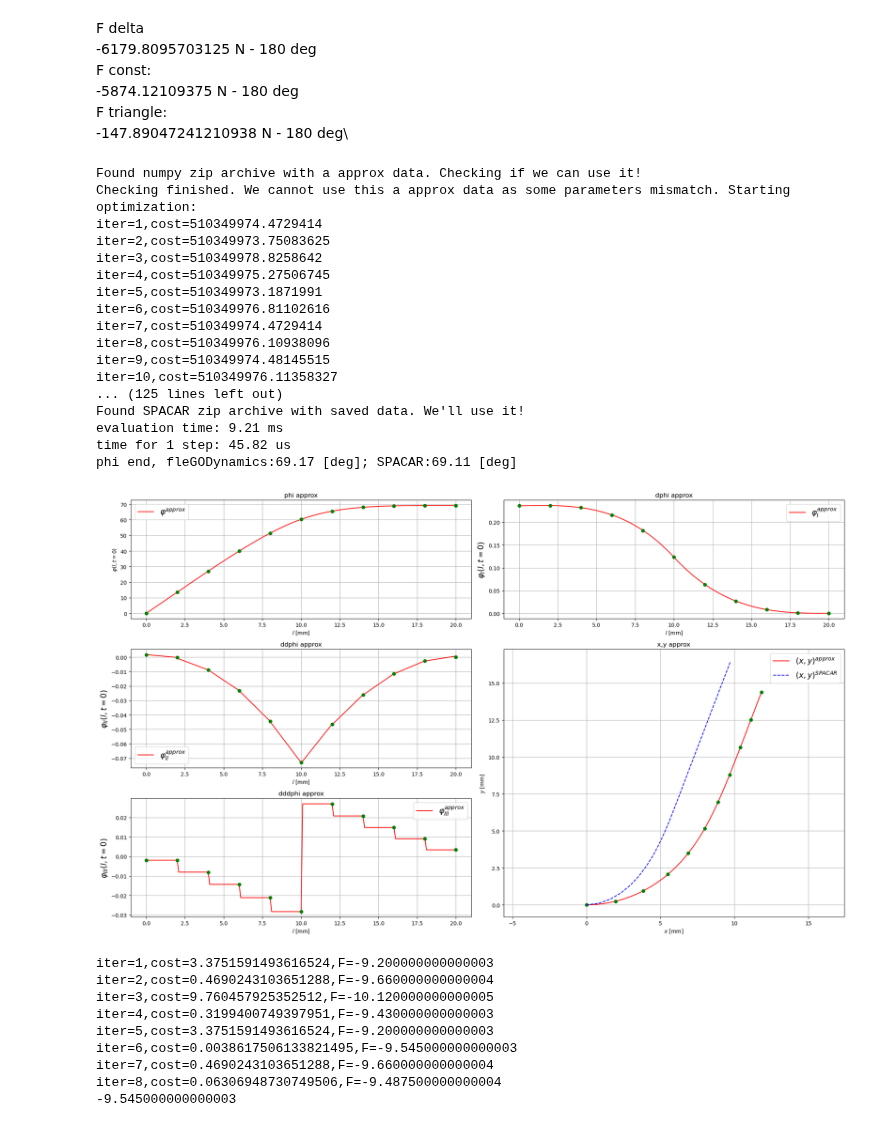
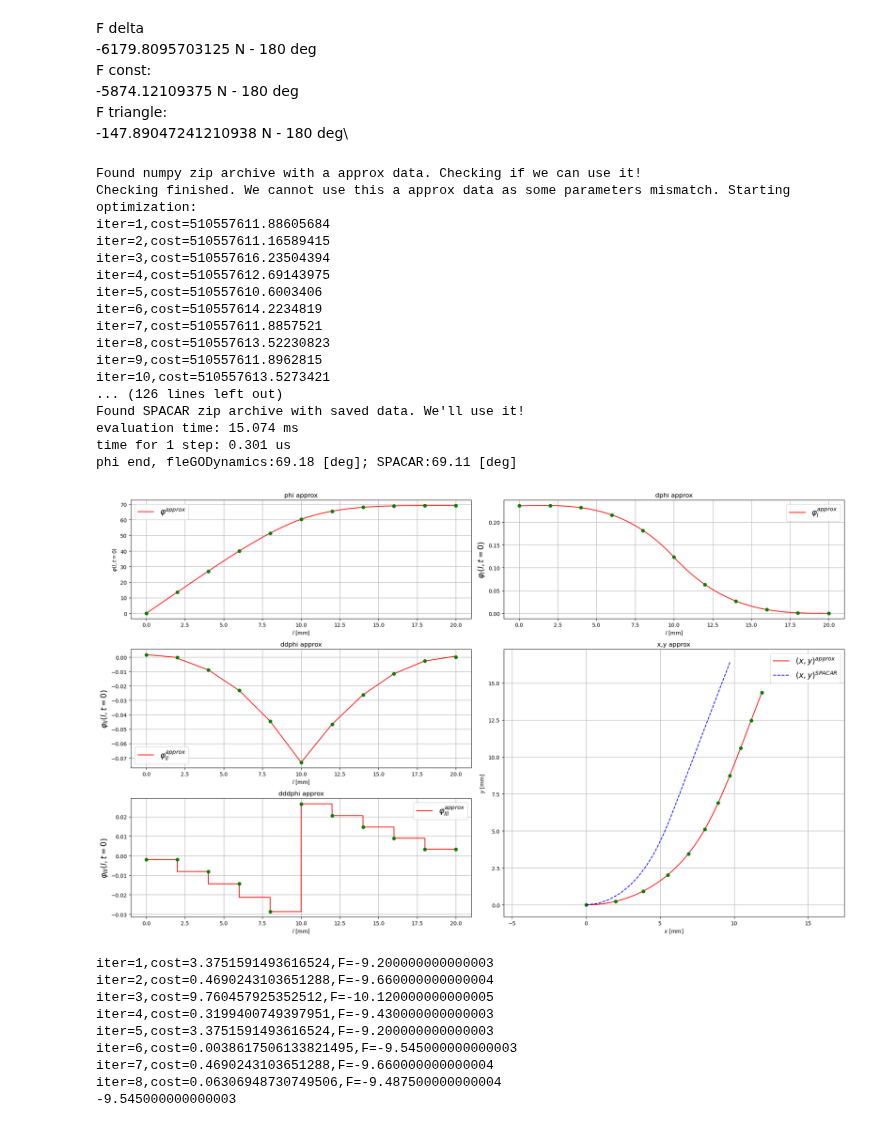
Before and after one commit to dvogureckiy99/dynastatflex, a Jupyter notebook: library_test.ipynb, the cells around one changed output. Saved outputs shown, nothing was run; the diff lists cells and outputs as text; code cells hidden in the pictures.

```diff
--- a/library_test.ipynb
+++ b/library_test.ipynb
@@ -76,42 +76,42 @@ F triangle:\
 # %%
 import sys
 import sympy as sm
 import numpy as np
 # del flex_body_instance
 del sys.modules["fleGODynamics"]
 import fleGODynamics
 flex_beam_instance = fleGODynamics.Flex_beam(L=0.02,E=2.95*1e9,h=0.01,w=0.0005,rho=1270)
 # flex_beam_instance = fleGODynamics.Flex_beam()
 flex_beam_instance.Create_Simulation()
 flex_beam_instance.FEM(Ne=10,disp=False,polynom_deg=3)
-flex_beam_instance.Simulating.Ldivide(steps_per_fe=20,steps_per_fe4optim=1000,disp=False)
+flex_beam_instance.Simulating.Ldivide(steps_per_fe=5000,steps_per_fe4optim=10000,disp=False)
 # Fext = -5874.12109375 # const
 # Fext = -6179.8095703125 # delta
 Fext = -9.545000000000003 # triangle 9.200000000000003
 Fext_type = 'triangle'
 widthofFextindl = 0.5 # -1:standart force applying for const
 flex_beam_instance.Simulating.static_preparing(disp=False,Fext_in=Fext,l_Fext=0.01,Fext_type=Fext_type,widthofFextindl=widthofFextindl)
 flex_beam_instance.Simulating.static(flag_compute_a_anyway=1,disp=1,optim_alg=0)
 flex_beam_instance.Simulating.phi_approx(disp=True,der_num=2,SPACAR=True)
 # %% [output]
 Found numpy zip archive with a approx data. Checking if we can use it!
 Checking finished. We cannot use this a approx data as some parameters mismatch. Starting optimization:
-iter=1,cost=510349974.4729414
-iter=2,cost=510349973.75083625
-iter=3,cost=510349978.8258642
-iter=4,cost=510349975.27506745
-iter=5,cost=510349973.1871991
-iter=6,cost=510349976.81102616
-iter=7,cost=510349974.4729414
-iter=8,cost=510349976.10938096
-iter=9,cost=510349974.48145515
-iter=10,cost=510349976.11358327
-... (125 lines left out)
+iter=1,cost=510557611.88605684
+iter=2,cost=510557611.16589415
+iter=3,cost=510557616.23504394
+iter=4,cost=510557612.69143975
+iter=5,cost=510557610.6003406
+iter=6,cost=510557614.2234819
+iter=7,cost=510557611.8857521
+iter=8,cost=510557613.52230823
+iter=9,cost=510557611.8962815
+iter=10,cost=510557613.5273421
+... (126 lines left out)
 Found SPACAR zip archive with saved data. We'll use it!
-evaluation time: 9.21 ms
-time for 1 step: 45.82 us
-phi end, fleGODynamics:69.17 [deg]; SPACAR:69.11 [deg]
+evaluation time: 15.074 ms
+time for 1 step: 0.301 us
+phi end, fleGODynamics:69.18 [deg]; SPACAR:69.11 [deg]
-[figure, old version]
+[figure, new version]
 # %%
 # finding Force for some angle [grad]
 import scipy as sp
```
Also changed, not shown: 3 other files.
